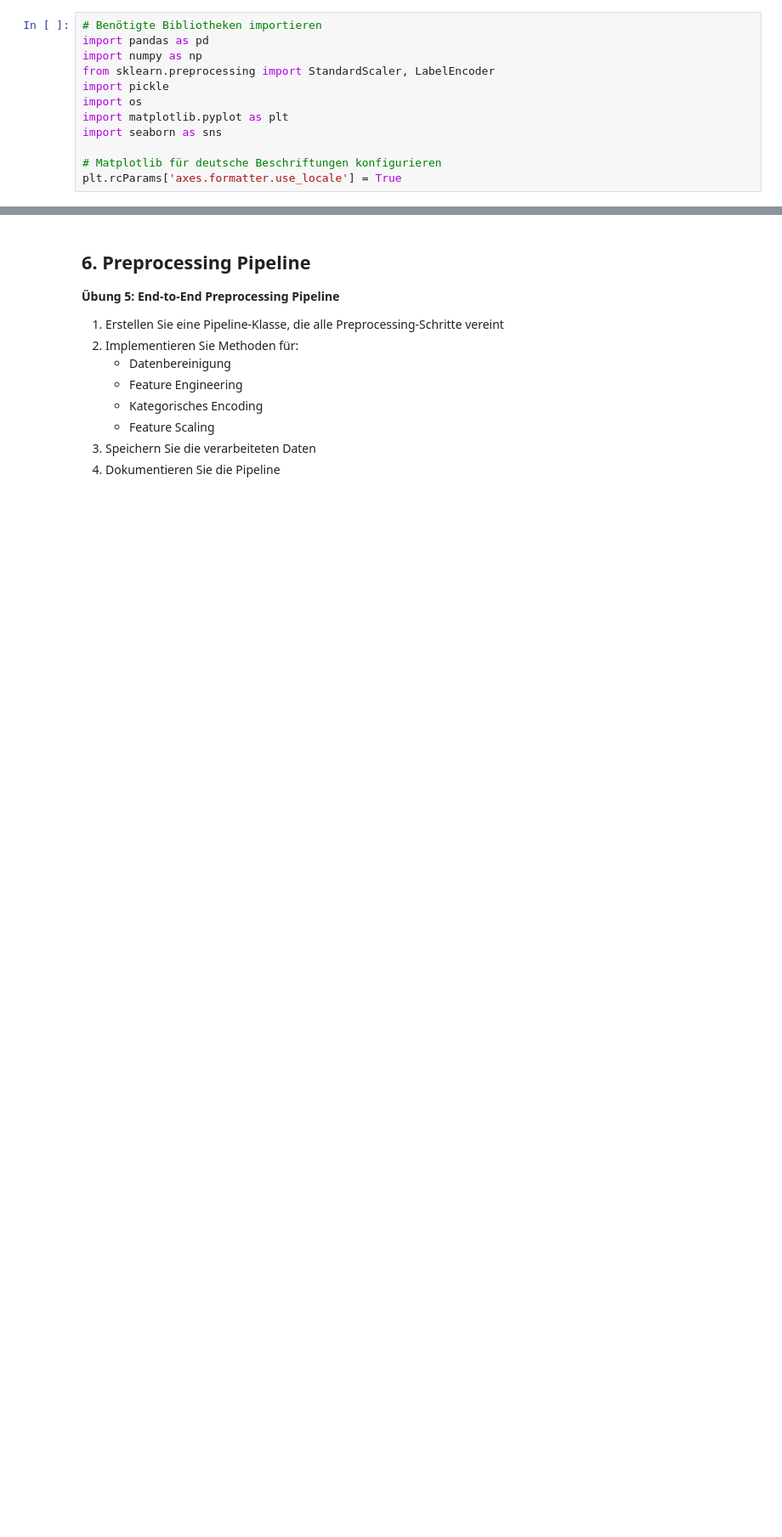
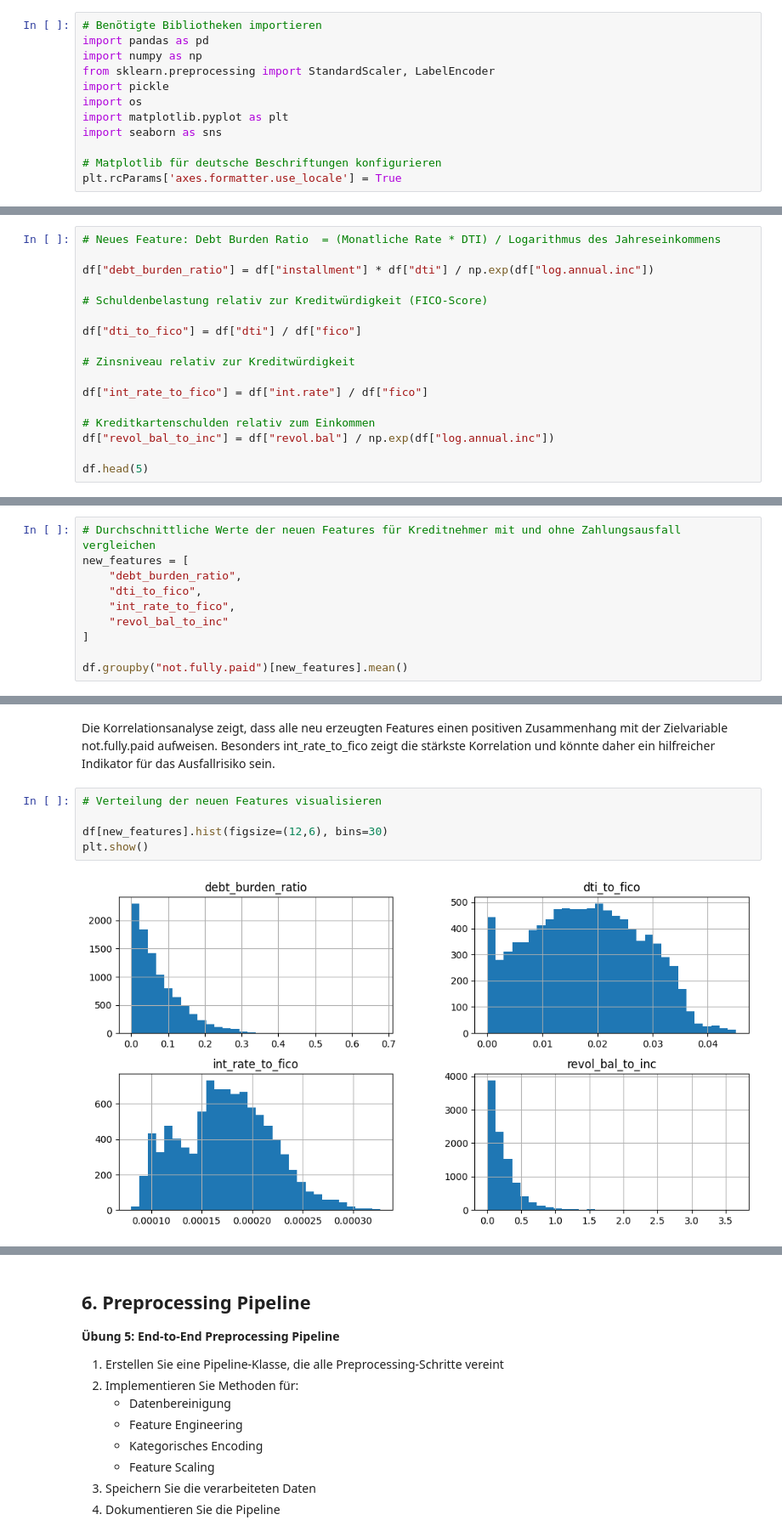
Before and after one commit to hansbjoern93/loan-mlops, a Jupyter notebook: notebooks/02_Daten_Vorverarbeitung.ipynb, the cells around one changed output, grey strips where cells are left out. Shown at 85% size. Saved outputs shown, nothing was run; the diff lists cells and outputs as text; blank space fills up the shorter version.

```diff
--- a/notebooks/02_Daten_Vorverarbeitung.ipynb
+++ b/notebooks/02_Daten_Vorverarbeitung.ipynb
@@ -62,3 +61,20 @@ Datensatz geladen: (9578, 14) (Zeilen, Spalten)
 2. Dokumentieren Sie die Bedeutung jedes neuen Features
 3. Implementieren Sie die Feature-Generierung
 4. Analysieren Sie die neuen Features
+# %%
+# Neues Feature: Debt Burden Ratio  = (Monatliche Rate * DTI) / Logarithmus des Jahreseinkommens
+
+df["debt_burden_ratio"] = df["installment"] * df["dti"] / np.exp(df["log.annual.inc"])
+
+# Schuldenbelastung relativ zur Kreditwürdigkeit (FICO-Score)
+
+df["dti_to_fico"] = df["dti"] / df["fico"]
+
+# Zinsniveau relativ zur Kreditwürdigkeit
+
+df["int_rate_to_fico"] = df["int.rate"] / df["fico"]
+
+# Kreditkartenschulden relativ zum Einkommen
+df["revol_bal_to_inc"] = df["revol.bal"] / np.exp(df["log.annual.inc"])
+
+df.head(5)
@@ -64,0 +88,10 @@ Datensatz geladen: (9578, 14) (Zeilen, Spalten)
+# %%
+# Durchschnittliche Werte der neuen Features für Kreditnehmer mit und ohne Zahlungsausfall vergleichen
+new_features = [
+    "debt_burden_ratio",
+    "dti_to_fico",
+    "int_rate_to_fico",
+    "revol_bal_to_inc"
+]
+
+df.groupby("not.fully.paid")[new_features].mean()
@@ -64,0 +114,9 @@ Datensatz geladen: (9578, 14) (Zeilen, Spalten)
+# %% [markdown]
+Die Korrelationsanalyse zeigt, dass alle neu erzeugten Features einen positiven Zusammenhang mit der Zielvariable not.fully.paid aufweisen. Besonders int_rate_to_fico zeigt die stärkste Korrelation und könnte daher ein hilfreicher Indikator für das Ausfallrisiko sein.
+# %%
+# Verteilung der neuen Features visualisieren
+
+df[new_features].hist(figsize=(12,6), bins=30)
+plt.show()
+# %% [output]
+[figure, added]
```
Also changed, not shown: parts of 13 cells of this notebook, 1 other file.
